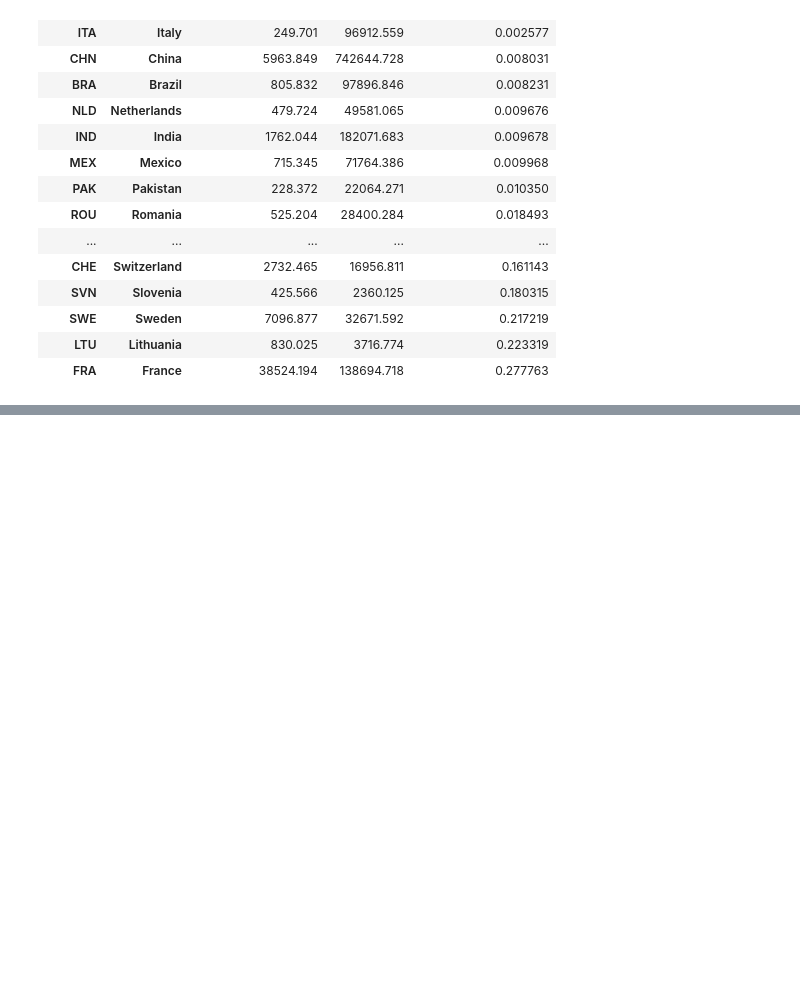
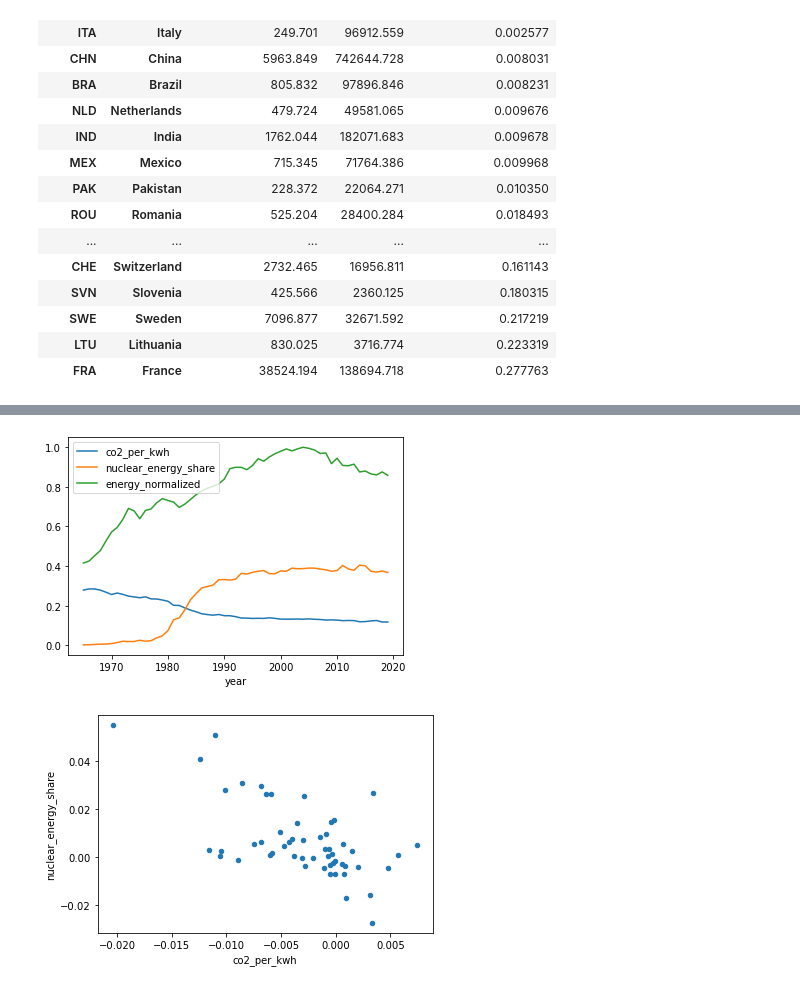
Before and after one commit to Molybdenum42/DOPP_Exercise3, a Jupyter notebook: nuclear_co2_correlation.ipynb, the cells around one changed output, grey strips where cells are left out. Drawn from its saved outputs; the diff is of its cells as text; code cells hidden in the pictures; blank space fills up the shorter version.

```diff
--- a/nuclear_co2_correlation.ipynb
+++ b/nuclear_co2_correlation.ipynb
@@ -183,0 +210,8 @@ france[["primary_energy_consumption", "nuclear_consumption", "co2"]].dropna(how=
+# %%
+# case study: France
+make_country_plots("FRA")
+# The strong expansion of nuclear energy use in the 1980s corresponded to a sharp decline in
+# the "dirtiniess" of the energy used.
+# %% [output]
+[figure, added]
+[figure, added]
```
Also changed, not shown: parts of 12 cells of this notebook, 1 other file.
